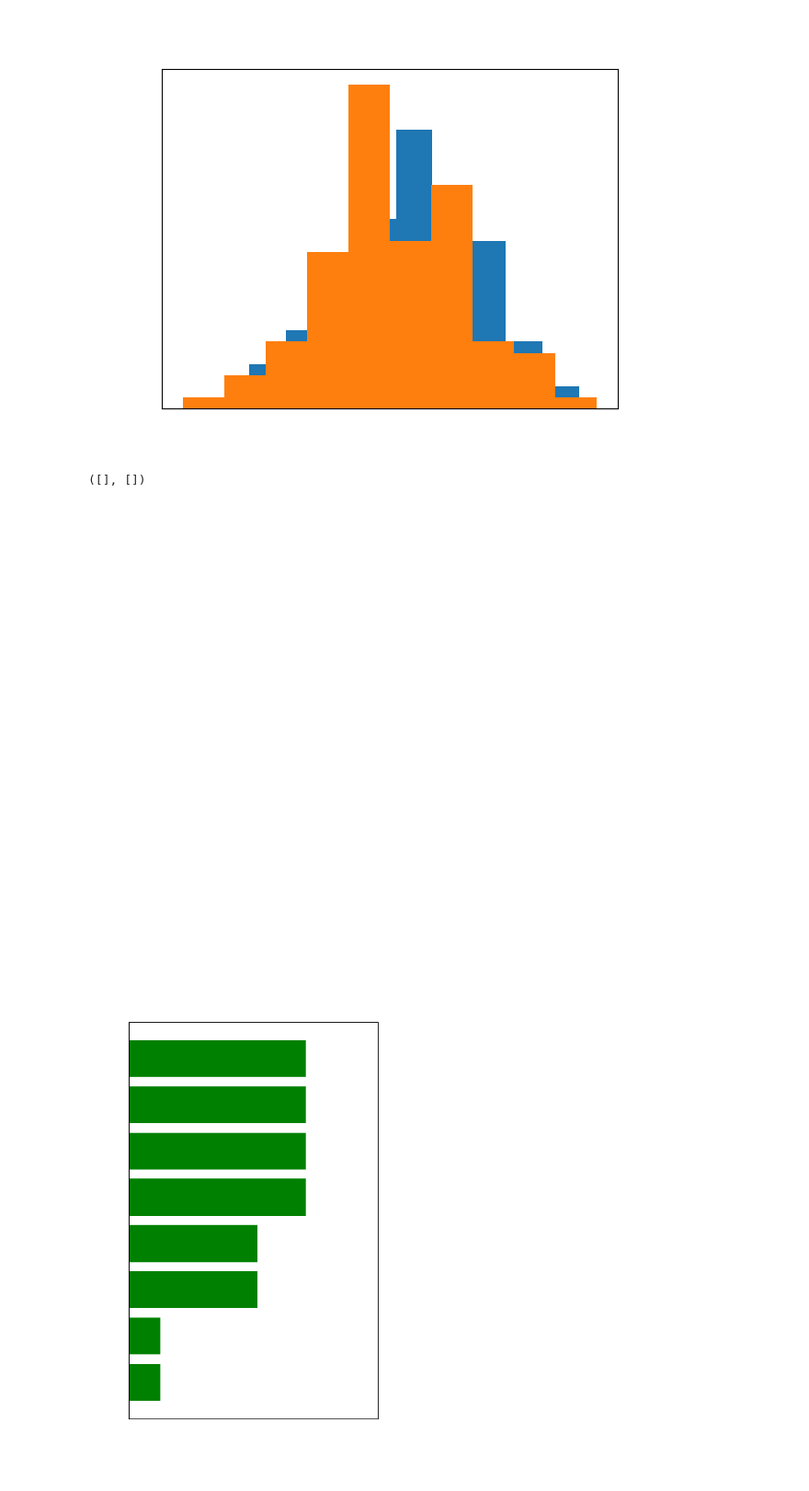
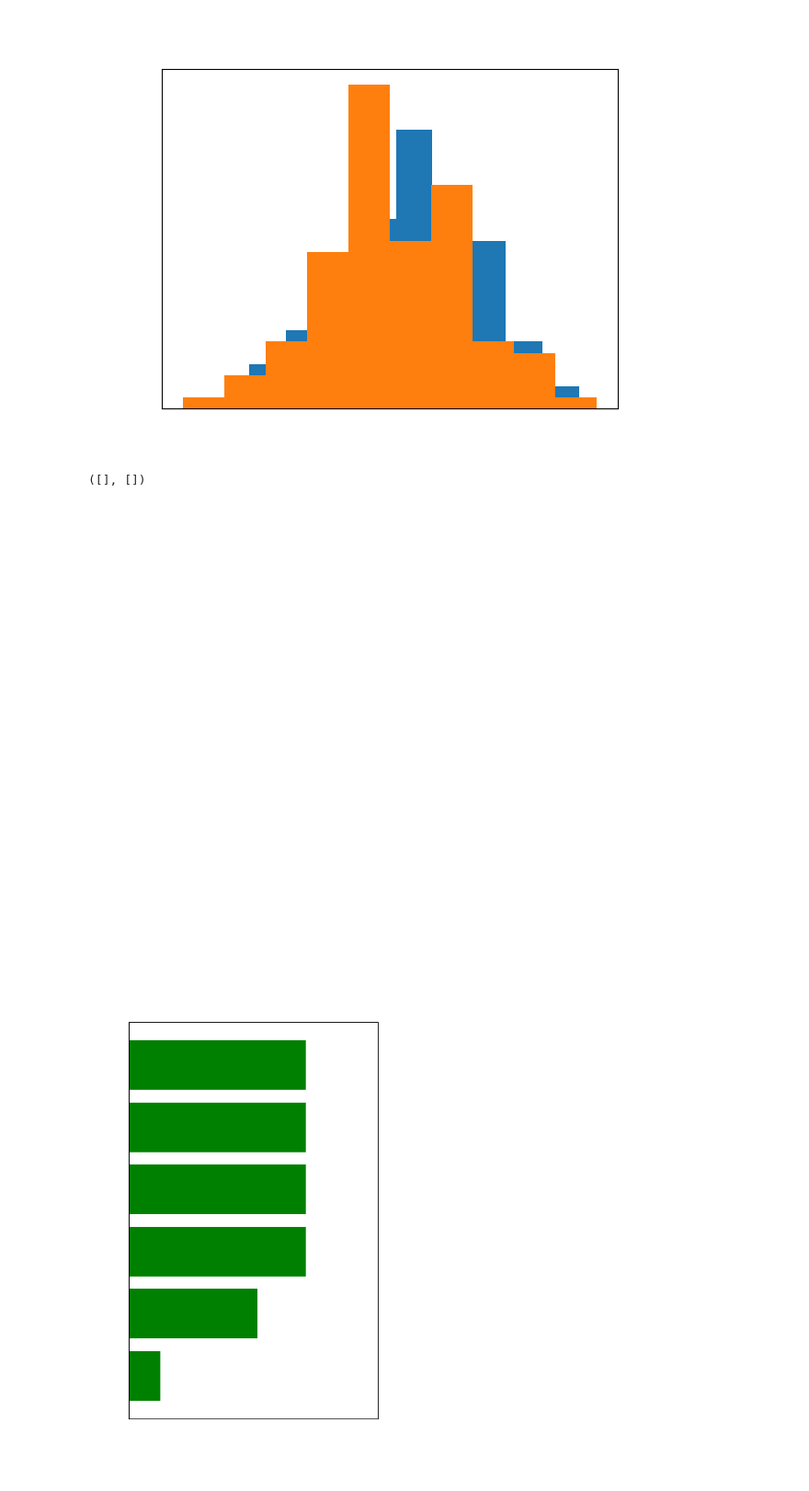
Before and after one commit to paige-lee/ontology_fwer, a Jupyter notebook: Code for real data/Drawing_Brain_Structures.ipynb, the cells around one changed output. Shown at 92% size. Drawn from its saved outputs; the diff is of its cells as text; code cells hidden in the pictures.

```diff
--- a/Code for real data/Drawing_Brain_Structures.ipynb
+++ b/Code for real data/Drawing_Brain_Structures.ipynb
@@ -379,21 +379,21 @@ plt.yticks([])
 # %%
 import numpy as np
 import matplotlib.pyplot as plt
 %matplotlib widget
 
-data = np.array([0.7119158910094903, 0.7119158910094903, 0.7119158910094903, 0.7119158910094903, 0.5180468573519893,
-        0.5180468573519893, 0.12707237798942403, 0.12707237798942403])
-names = ["Everything", "Telencephalon", "Cerebral cortex", "Limbic system", "Hippocampus level 2",
-         "Hippocampus level 1", "Amygdala level 2", "Amygdala level 1"]
+data = np.array([0.7119158910094903, 0.7119158910094903, 0.7119158910094903, 0.7119158910094903,
+        0.5180468573519893, 0.12707237798942403])
+names = ["Everything", "Telencephalon", "Cerebral cortex", "Limbic system",
+         "Hippocampus", "Amygdala"]
 
 plt.figure(2)
 plt.figure(figsize = (5, 8))
 plt.barh(names, data, color = "green")
 plt.xlim(0, 1)
 plt.gca().invert_yaxis()
 plt.xticks([])
 plt.yticks([])
 # %% [output]
 ([], [])
 [figure]
-[figure, old version]
+[figure, new version]
```
